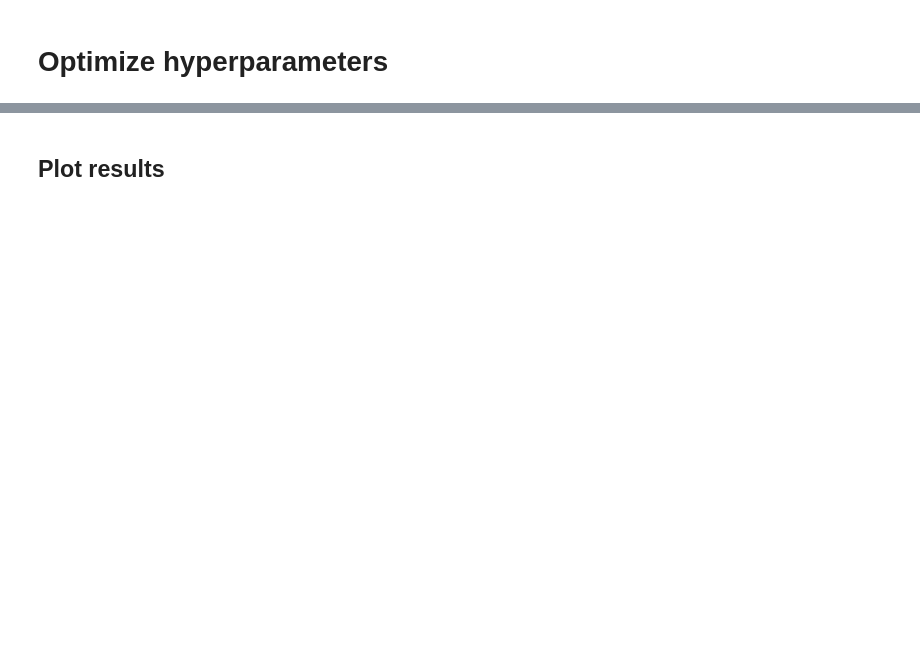
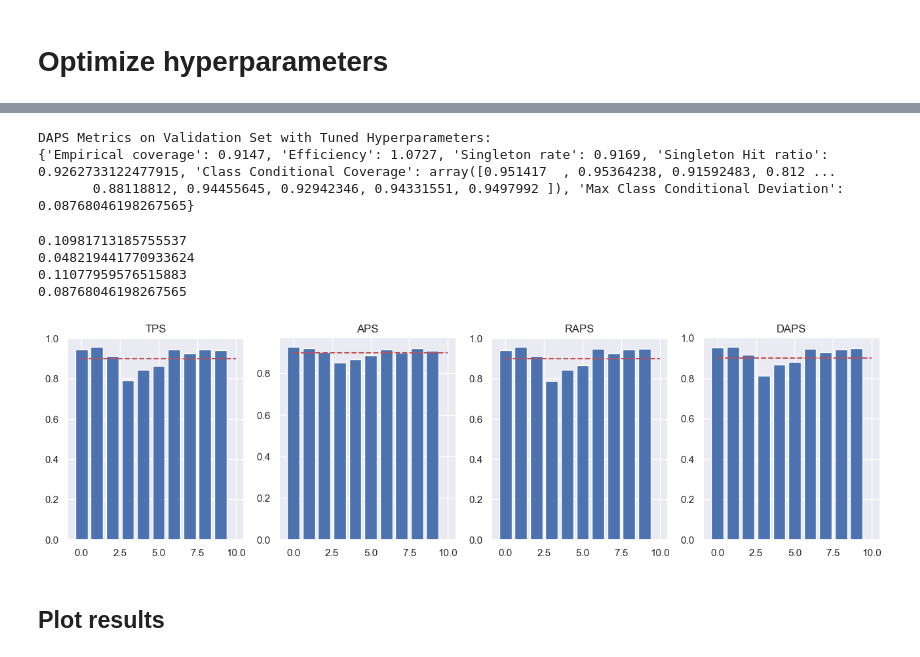
Before and after one commit to JacobSkaarup/DL_conformal_prediction, a Jupyter notebook: project_main.ipynb, the cells around one changed output, grey strips where cells are left out. Cells and saved outputs as stored; diff of their text form; code cells hidden in the pictures; blank space fills up the shorter version.

```diff
--- a/project_main.ipynb
+++ b/project_main.ipynb
@@ -131,6 +120,6 @@ raps = cp.RAPS(head_model_adapter, lam_reg=2, k_reg = 0)
 raps.fit(cal_embeddings, cal_labels)
 raps_mask = raps.predict(val_embeddings)
 sets = raps.convert_to_sets(labels)
-raps_metrics = cp.ConformalMetrics(raps_mask, val_labels)
+raps_metrics = raps.compute_metrics(val_labels)
 print("RAPS Metrics:", raps_metrics)
 # %% [output]
@@ -138,15 +128,14 @@ RAPS Metrics: {'Coverage': np.float64(0.9052), 'Avg Set Size': np.float64(1.0379
 # %%
 smoothing_pipeline = Pipeline([
-    ('pca', PCA(n_components=3)),
-    ('kmeans', KMeans(n_clusters=10, random_state=42))
+    ('pca', PCA(n_components=8)),
+    ('kmeans', KMeans(n_clusters=50, random_state=42))
 ])
 
-my_smoother = sm.ClusterSmoother(smoothing_pipeline)
-
+my_smoother = sm.ClusterSmoother(smoothing_pipeline, feature_extractor=logit_extractor)
 daps = cp.DAPS(head_model=head_model_adapter, smoother=my_smoother)
 daps.fit(cal_embeddings, cal_labels)
 daps_mask = daps.predict(val_embeddings)
-daps_metrics = cp.ConformalMetrics(daps_mask, val_labels)
+daps_metrics = daps.compute_metrics(val_labels)
 daps_sets = daps.convert_to_sets()
 
 print("DAPS Metrics on Validation Set with KMeans smoother:")
@@ -157,15 +147,15 @@ DAPS Metrics on Validation Set with KMeans smoother:
 # %%
 smoothing_pipeline = Pipeline([
-    ('pca', PCA(n_components=3)),
+    ('pca', PCA(n_components=8)),
     ('dtc', DecisionTreeClassifier(max_depth=5, random_state=42))
 ])
 
-my_smoother = sm.ClusterSmoother(smoothing_pipeline)
+my_smoother = sm.ClusterSmoother(smoothing_pipeline, feature_extractor=logit_extractor)
 
 daps = cp.DAPS(head_model=head_model_adapter, smoother=my_smoother)
 daps.fit(cal_embeddings, cal_labels)
 daps_mask = daps.predict(val_embeddings)
-daps_metrics = cp.ConformalMetrics(daps_mask, val_labels)
+daps_metrics = daps.compute_metrics(val_labels)
 daps_sets = daps.convert_to_sets()
 
 print("DAPS Metrics on Validation Set with Decision Tree smoother:")
@@ -320,3 +270,31 @@ Best Score (Neg Set Size): -1.0349
+# %%
+
+daps = cp.DAPS(head_model_adapter, my_smoother, alpha=0.1, beta = 0.1, k_reg = 1, lam_reg = 0.5)
+daps.fit(cal_embeddings, cal_labels)
+daps_mask = daps.predict(val_embeddings)
+daps_metrics = daps.compute_metrics(val_labels)
+daps_sets = daps.convert_to_sets(labels)
+
+print("DAPS Metrics on Validation Set with Tuned Hyperparameters:")
+print(daps_metrics)
+# %% [output]
+DAPS Metrics on Validation Set with Tuned Hyperparameters:
+{'Empirical coverage': 0.9147, 'Efficiency': 1.0727, 'Singleton rate': 0.9169, 'Singleton Hit ratio': 0.9262733122477915, 'Class Conditional Coverage': array([0.951417  , 0.95364238, 0.91592483, 0.812 ...
+       0.88118812, 0.94455645, 0.92942346, 0.94331551, 0.9497992 ]), 'Max Class Conditional Deviation': 0.08768046198267565}
+# %%
+fig, ax = plt.subplots(1,4, figsize=(16,4))
+for i, mdl in enumerate([tps_metrics, aps_metrics, raps_metrics, daps_metrics]):
+    ax[i].bar(np.arange(len(mdl["Class Conditional Coverage"])), mdl["Class Conditional Coverage"])
+    ax[i].set_title(["TPS", "APS", "RAPS", "DAPS"][i])
+    ax[i].hlines(0.9, 0, len(mdl["Class Conditional Coverage"]), colors='r', linestyles='dashed')
+    print(mdl["Max Class Conditional Deviation"])
+plt.show()
+# %% [output]
+0.10981713185755537
+0.048219441770933624
+0.11077959576515883
+0.08768046198267565
+[figure, added]
 # %% [markdown]
 ## Plot results
 # %%
```
Also changed, not shown: parts of 25 cells of this notebook, 2 other files.
